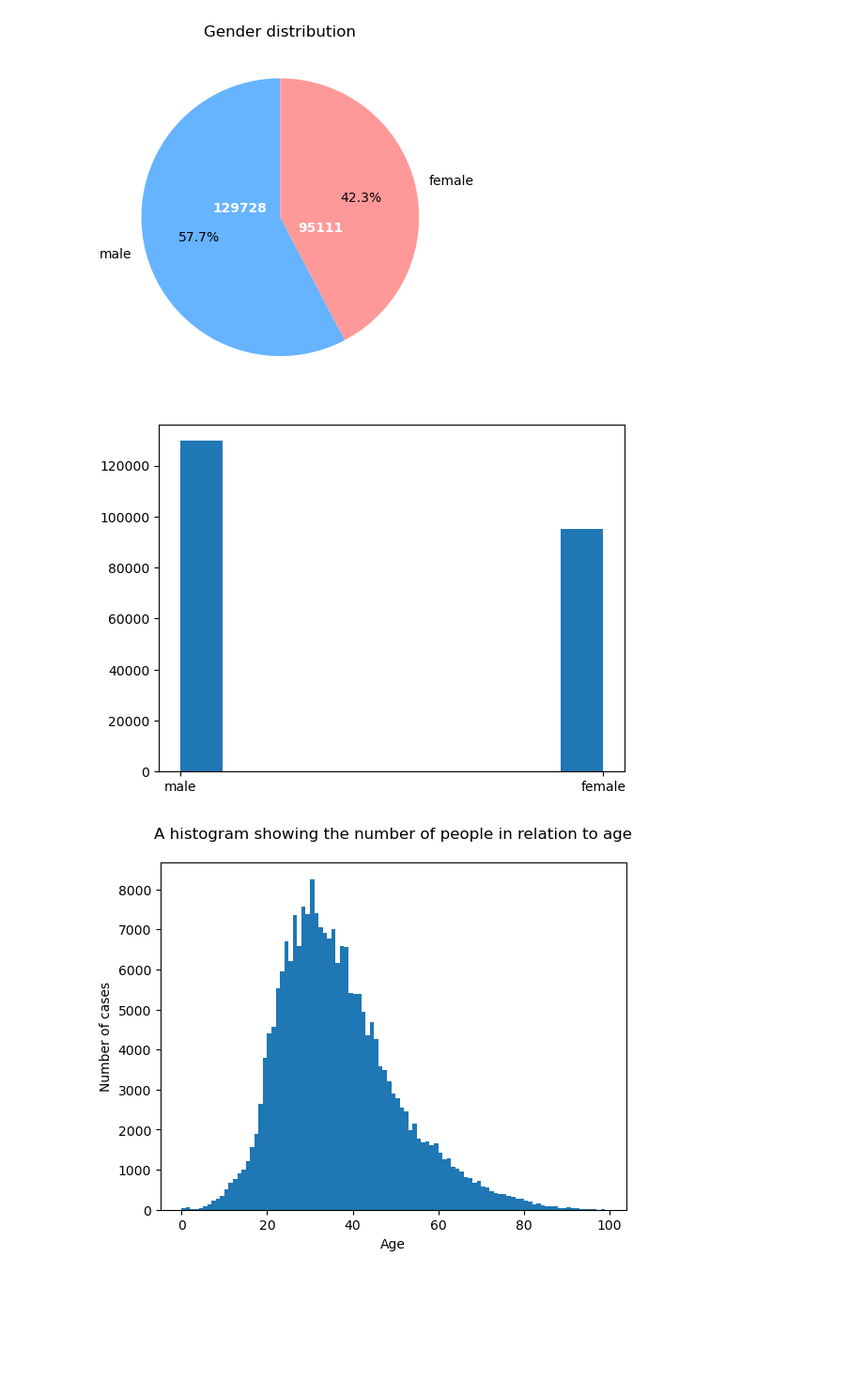
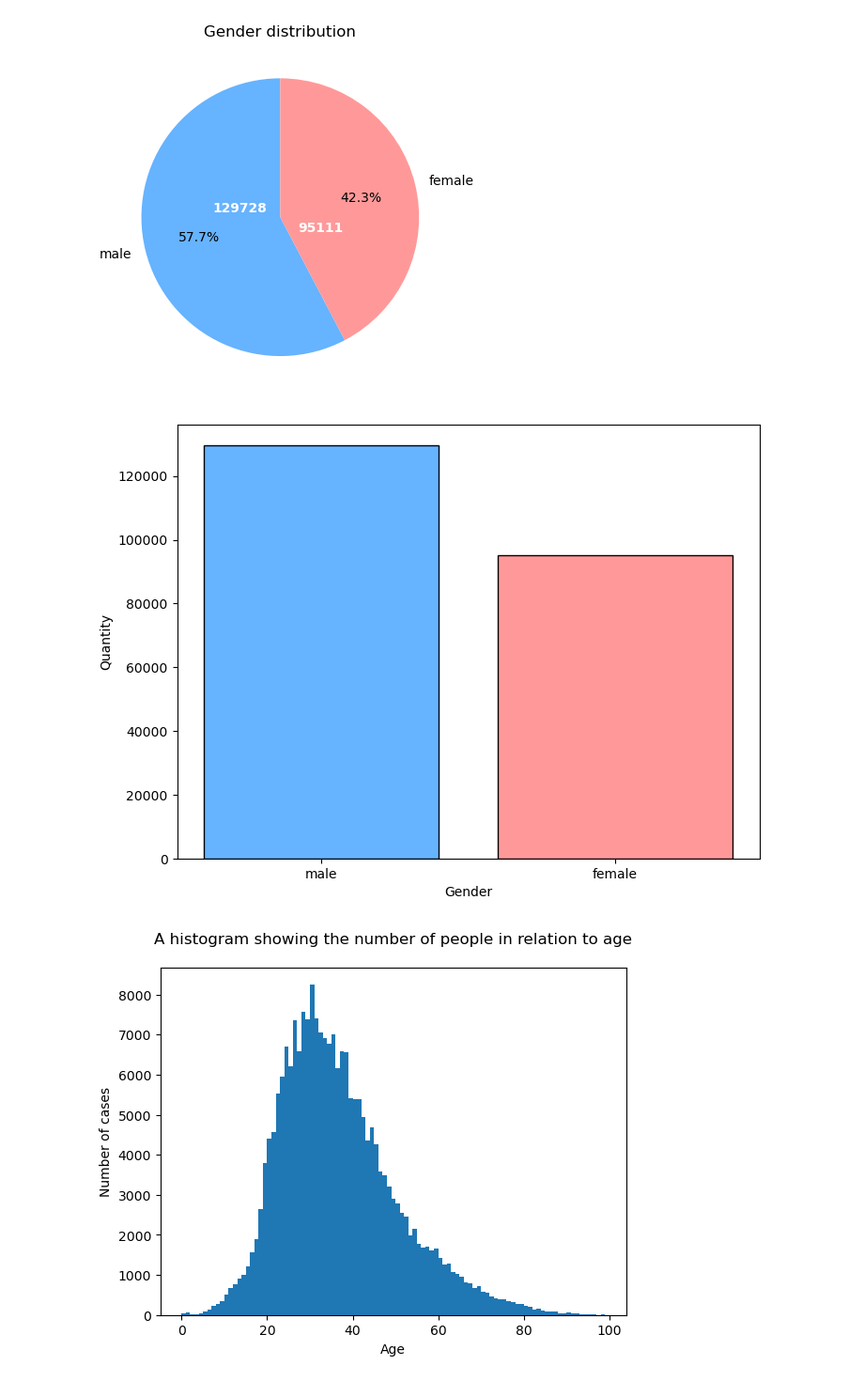
Before and after one commit to eggwhat/age-detection, a Jupyter notebook: exploratory_data_analysis/exploratory_data_analysis.ipynb, the cells around one changed output. Shown at 94% size. Drawn from its saved outputs; the diff is of its cells as text; code cells hidden in the pictures; blank space fills up the shorter version.

```diff
--- a/exploratory_data_analysis/exploratory_data_analysis.ipynb
+++ b/exploratory_data_analysis/exploratory_data_analysis.ipynb
@@ -132,11 +309,10 @@ plt.show()
 # %%
 # Visualizing the gender distribution using a pie chart with percentages and counts
 
-# Extract the 'gender' column from the DataFrame and count the occurrences of each gender
+colors = ['#66b3ff', '#ff9999']
+
 gender_counts = df_metadata['gender'].value_counts()
-
-# Plot a pie chart with the gender distribution
-pie_chart = gender_counts.plot.pie(colors=['#66b3ff', '#ff9999'], autopct='%1.1f%%', startangle=90)
+pie_chart = gender_counts.plot.pie(colors=colors, autopct='%1.1f%%', startangle=90)
 
 plt.title('Gender distribution')
 
@@ -159,9 +335,16 @@ for wedge in pie_chart.patches:
 plt.show()
 # %% [output]
 [figure]
-# %%
-plt.hist(df_metadata['gender'])
-plt.show()
-# %% [output]
-[figure, removed]
+# %%
+# Visualize gender distribution using a histogram
+
+plt.figure(figsize=(8, 6))
+plt.bar(value_counts.index, df_metadata['gender'].value_counts(), color=colors, edgecolor='black')
+#plt.xticks(rotation='0', ha='center')
+plt.xlabel('Gender')
+plt.ylabel('Quantity')
+
+plt.show()
+# %% [output]
+[figure, added]
 # %%
```
Also changed, not shown: parts of 44 cells of this notebook.
